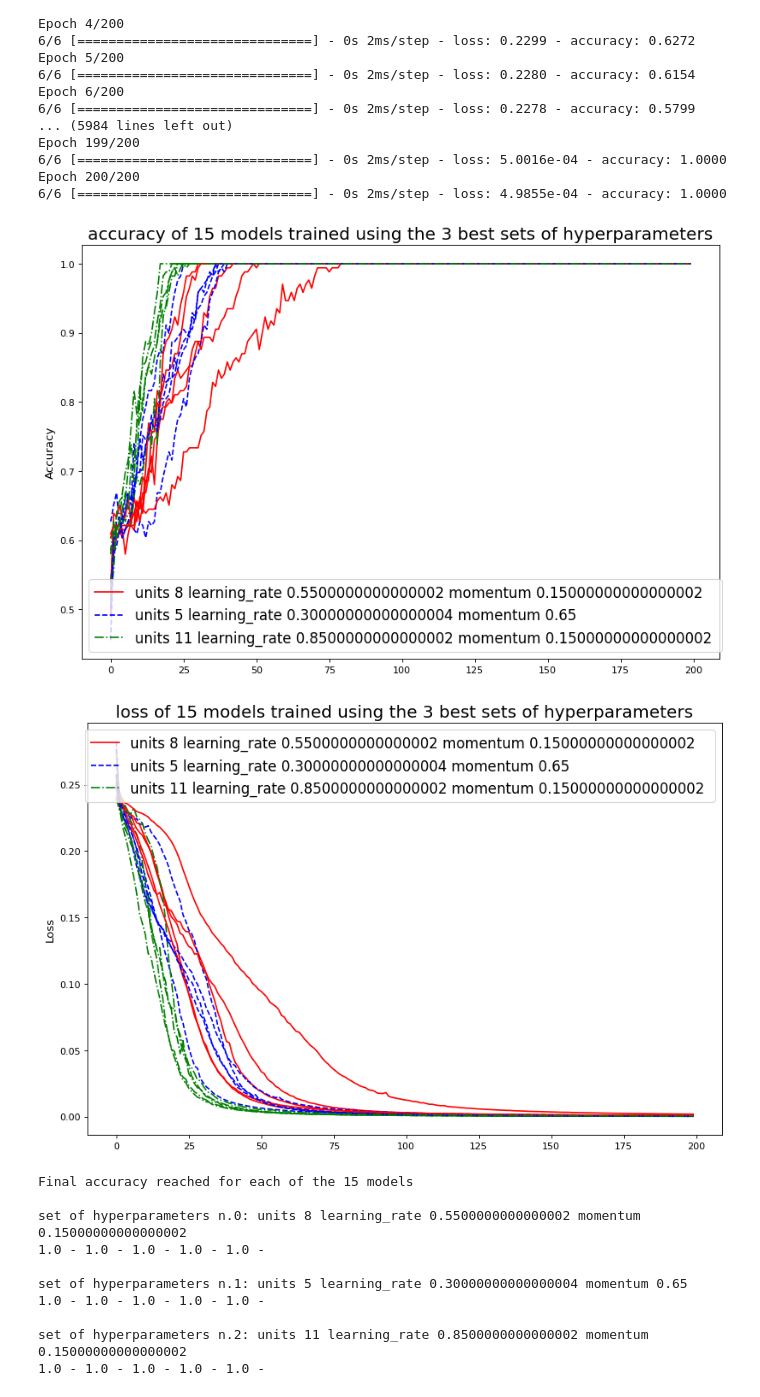
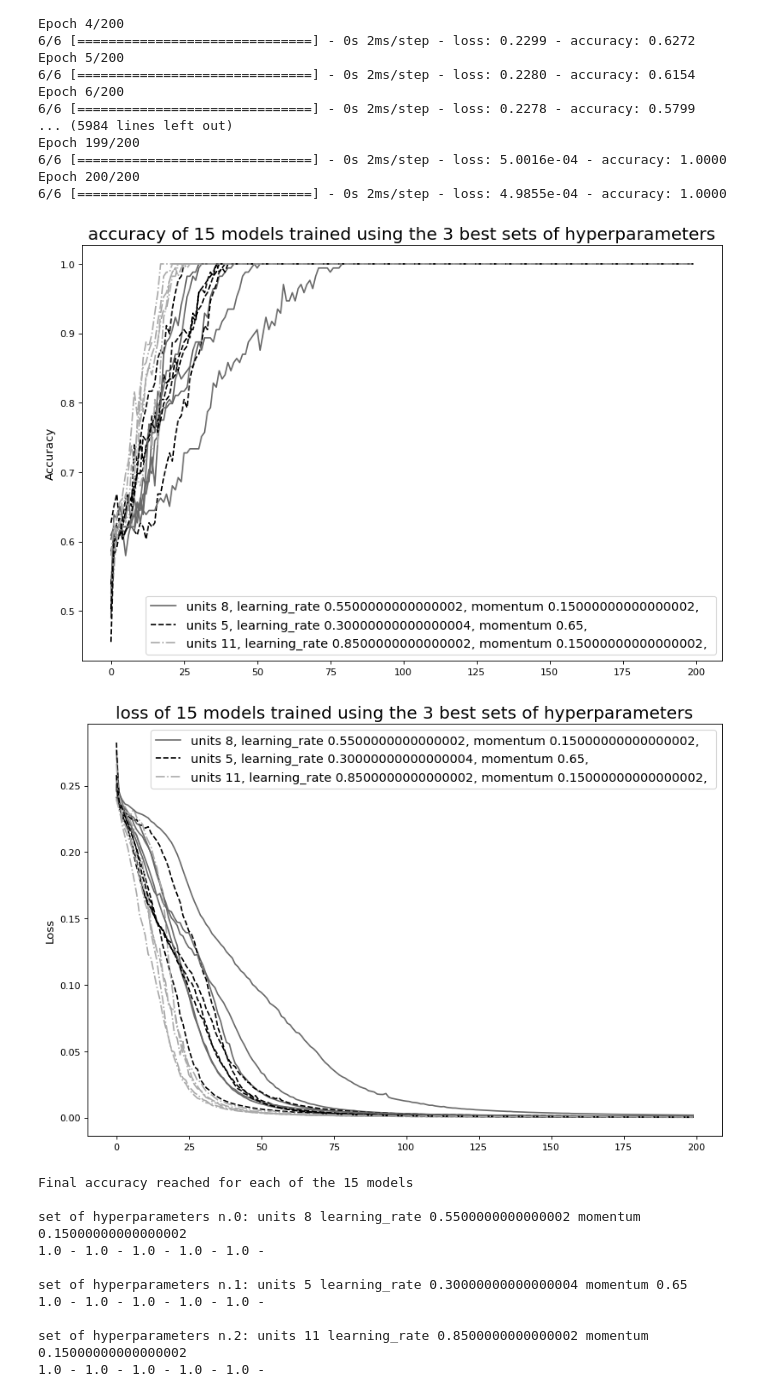
Before and after one commit to CarloTosoni99/ML_prj, a Jupyter notebook: keras_RandomSearch.ipynb, the cells around one changed output. Saved outputs shown, nothing was run; the diff lists cells and outputs as text; code cells hidden in the pictures.

```diff
--- a/keras_RandomSearch.ipynb
+++ b/keras_RandomSearch.ipynb
@@ -270,9 +270,9 @@ labels = [None]*n_hp
 for i in range(n_hp):
     labels[i] = ""
     for h_param in ["units", "learning_rate", "momentum"]:
-        labels[i] += h_param + " " + str(best_hp[i].get(h_param)) + " "
+        labels[i] += h_param + " " + str(best_hp[i].get(h_param)) + ", "
 
-colours = ["red", "blue", "green", "purple", "olive", "grey"]
+colours = ["dimgrey", "black", "darkgray", "black", "silver", "black"]
 linestyles = ["solid", "dashed", "dashdot", "dotted", (0, (1,1)), (5, (5, 10))]
 
 plt.figure(figsize=(12, 8), dpi=80)
@@ -285,7 +285,7 @@ plt.title(
     " best sets of hyperparameters", size=18
 )
 plt.ylabel("Accuracy", size=12)
-plt.legend(labels, prop={'size': 15})
+plt.legend(labels, prop={'size': 13})
 plt.savefig("./plots/monk1/nn_RandomSearch/ms_accuracy.png")
 plt.show()
 # %% [output]
@@ -549,28 +549,28 @@ Epoch 200/200
 # %%
 labels2 = [None]*n_hp2
 for i in range(n_hp2):
     labels2[i] = ""
     for h_param in ["units", "learning_rate", "momentum"]:
-        labels2[i] += h_param + " " + str(best_hp2[i].get(h_param)) + " "
+        labels2[i] += h_param + " " + str(best_hp2[i].get(h_param)) + ", "
 
-colours = ["red", "blue", "green", "purple", "olive", "grey"]
+colours = ["dimgrey", "black", "darkgray", "black", "silver", "black"]
 linestyles = ["solid", "dashed", "dashdot", "dotted", (0, (1,1)), (5, (5, 10))]
 
 plt.figure(figsize=(12, 8), dpi=80)
 for i in range(n_trials2):
     for j in range(n_hp2):
         plt.plot(hist2[j][i].history['accuracy'], color=colours[j], linestyle=linestyles[j])
 
 plt.title(
     "accuracy of " + str(n_hp2*n_trials2) + " models trained using the " + str(n_hp2) +
     " best sets of hyperparameters", size=18
 )
 plt.ylabel("Accuracy", size=12)
-plt.legend(labels2, prop={'size': 15})
+plt.legend(labels2, prop={'size': 13})
 plt.savefig("./plots/monk2/nn_RandomSearch/ms_accuracy.png")
 plt.show()
 # %% [output]
-[figure, old version]
+[figure, new version]
 # %%
 plt.figure(figsize=(12, 8), dpi=80)
 for i in range(n_trials2):
@@ -582,11 +582,11 @@ plt.title(
     " best sets of hyperparameters", size=18
 )
 plt.ylabel("Loss", size=12)
-plt.legend(labels2, prop={'size': 15})
+plt.legend(labels2, prop={'size': 13})
 plt.savefig("./plots/monk2/nn_RandomSearch/ms_loss.png")
 plt.show()
 # %% [output]
-[figure, old version]
+[figure, new version]
 # %%
 print("Final accuracy reached for each of the " + str(n_hp2*n_trials2) + " models\n")
 
```
Also changed, not shown: parts of 6 cells of this notebook, 6 other files.
